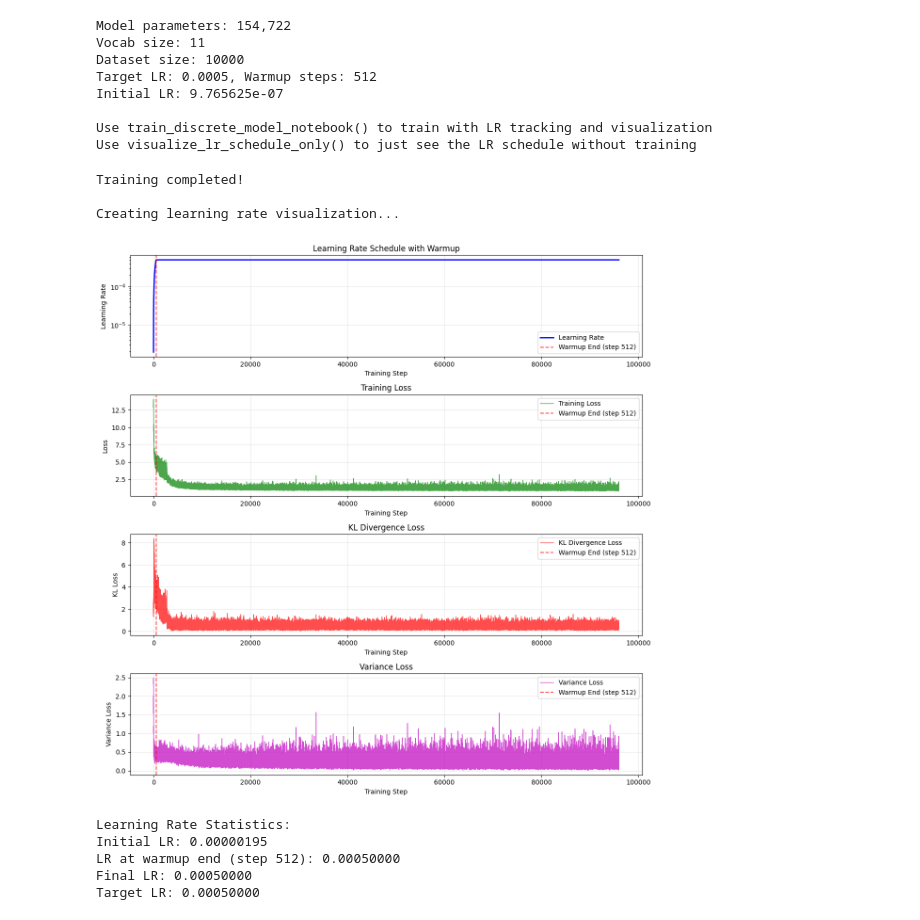
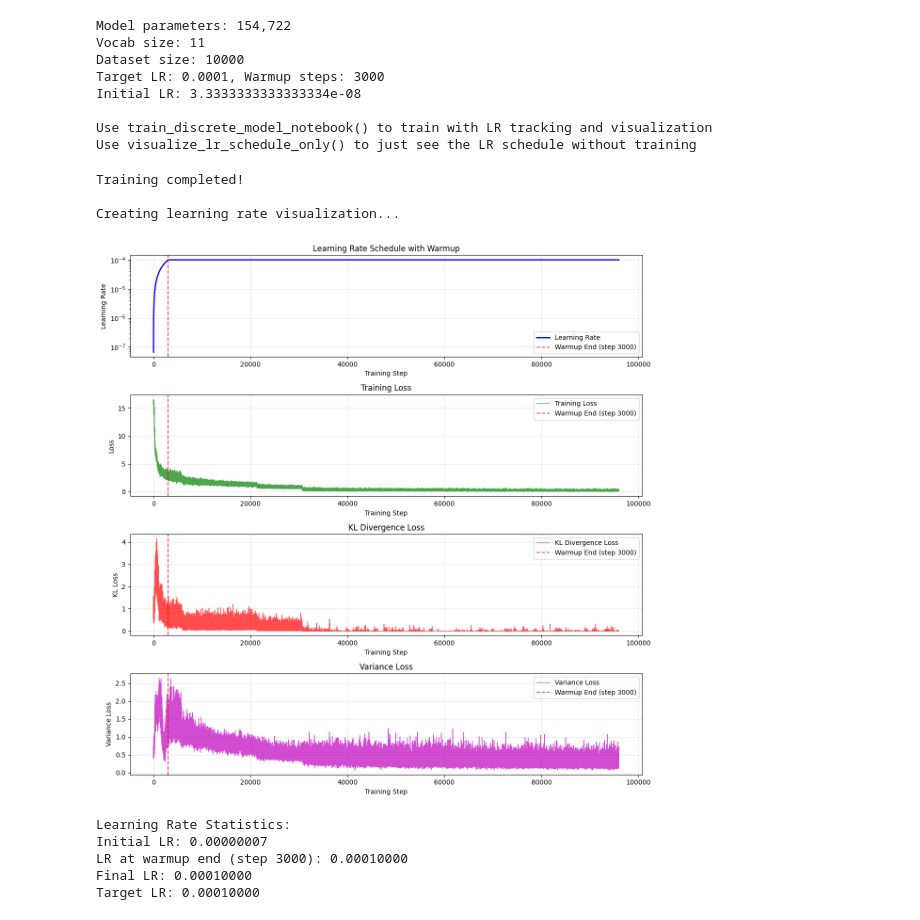
Before and after one commit to johng149/BayesianFlowNet, a Jupyter notebook: exp/learned_beta_v2.ipynb, the cells around one changed output. Cells and saved outputs as stored; diff of their text form; code cells hidden in the pictures.

Commit message:
Did gridsearch for different regularization weights

```diff
--- a/exp/learned_beta_v2.ipynb
+++ b/exp/learned_beta_v2.ipynb
@@ -789,8 +789,9 @@ device = "cuda" if torch.cuda.is_available() else "cpu"
 folds = 8
 batch_size = 32
 actual_batch_size = batch_size // folds
-regularization_strength = 1.0
-beta_drift_regularization_strength = 0.3
+regularization_strength = 0.1
+beta_drift_regularization_strength = 0.4
+grad_clip_norm = None  # Optional gradient clipping
 # %%
 # we set the drift metric to KL divergence
 # the target is not in log space, so set log_target=False. This is fine
@@ -822,8 +823,8 @@ model = DiscreteModel(
 model = model.to(device)
 
 # Initialize optimizer with warmup scheduler
-target_lr = 5e-4
-warmup_steps = 512
+target_lr = 1e-4
+warmup_steps = 3000
 optimizer = torch.optim.Adam(model.parameters(), lr=target_lr)  # Start with target lr
 
 # according to https://arxiv.org/pdf/2407.20294
@@ -849,7 +850,6 @@ print(f"Initial LR: {optimizer.param_groups[0]['lr']}")
 # print(f"Target beta_1: {target_beta_1:.4f}")
 
 # Training parameters
-grad_clip_norm = None  # Optional gradient clipping
 losses = []
 variance_losses = []
 learning_rates = []  # Track learning rates
@@ -892,6 +892,7 @@ def train_discrete_model_notebook(num_epochs, n_plot, plot_dir, start_epoch=0):
             target=x.float(),
             model_output_logits=output,
             folds=folds,
+            regularization_strength=regularization_strength
         )
 
         # For schedule regularization, we also need to find what `beta_1'` is
@@ -1081,24 +1082,24 @@ print("Use visualize_lr_schedule_only() to just see the LR schedule without trai
 Model parameters: 154,722
 Vocab size: 11
 Dataset size: 10000
-Target LR: 0.0005, Warmup steps: 512
-Initial LR: 9.765625e-07
+Target LR: 0.0001, Warmup steps: 3000
+Initial LR: 3.3333333333333334e-08
 
 Use train_discrete_model_notebook() to train with LR tracking and visualization
 Use visualize_lr_schedule_only() to just see the LR schedule without training
 # %%
 # Start training
-train_discrete_model_notebook(num_epochs=32_000 * 2, n_plot=2500, plot_dir="C:\\Users\\John\\Downloads\\plots", start_epoch=32_000)
+train_discrete_model_notebook(num_epochs=32_000 * 3, n_plot=8500, plot_dir="./plots", start_epoch=0)
 # %% [output]
 Training completed!
 
 Creating learning rate visualization...
-[figure, old version]
+[figure, new version]
 Learning Rate Statistics:
-Initial LR: 0.00000195
-LR at warmup end (step 512): 0.00050000
-Final LR: 0.00050000
-Target LR: 0.00050000
+Initial LR: 0.00000007
+LR at warmup end (step 3000): 0.00010000
+Final LR: 0.00010000
+Target LR: 0.00010000
 # %%
 beta_scheduler = model.learnable_beta
 t_coords, beta_coords = beta_scheduler.visualize(K=tokenizer.vocab_size(), points=150, device=device)
```
Also changed, not shown: parts of 8 cells of this notebook, 3 other files.
